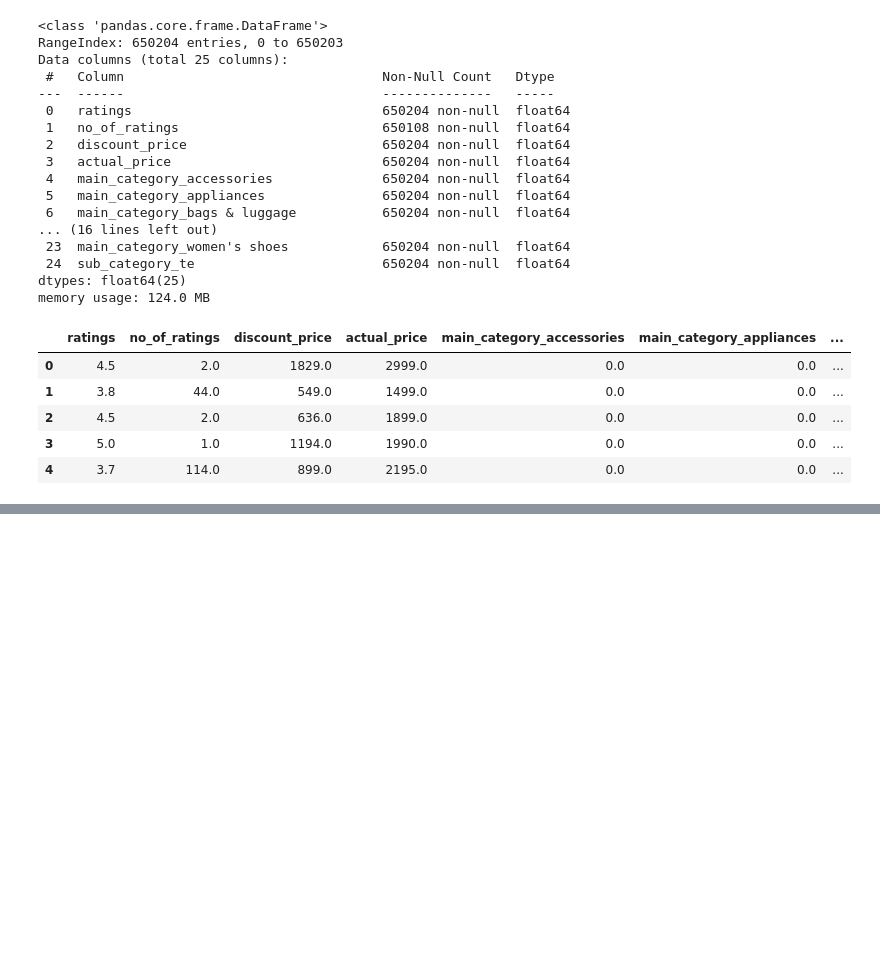
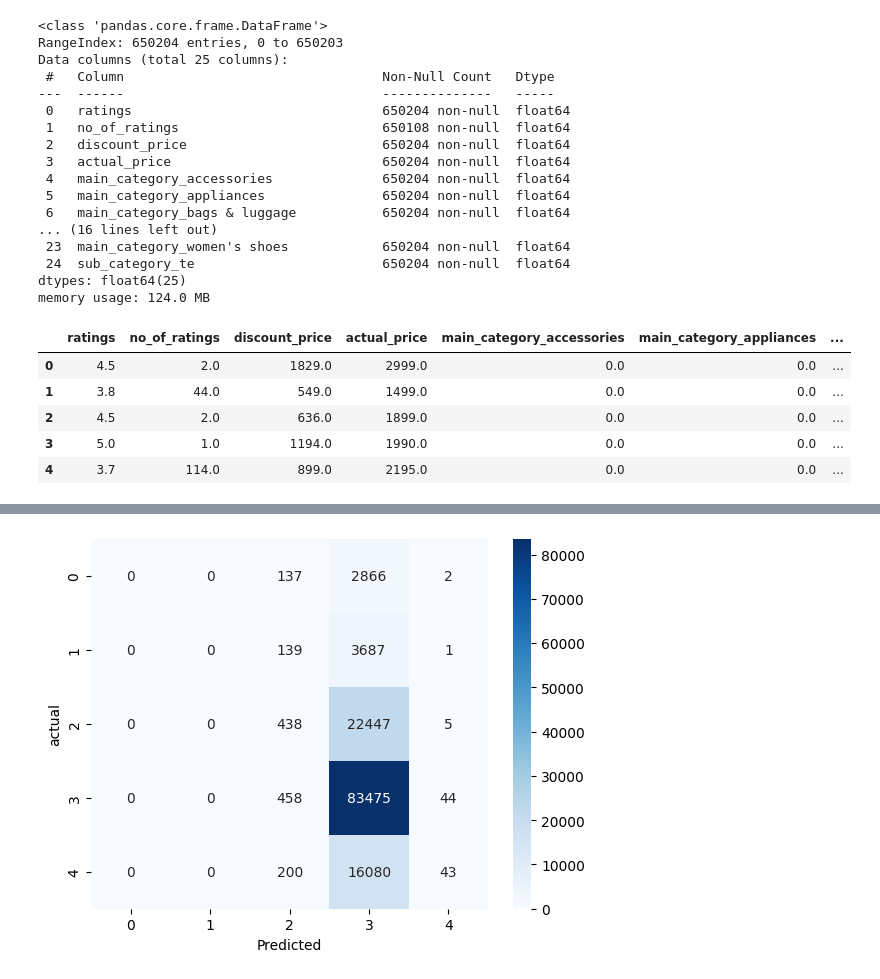
Before and after one commit to Nallendran/Smart_Platform, a Jupyter notebook: test.ipynb, the cells around one changed output, grey strips where cells are left out. Saved outputs shown, nothing was run; the diff lists cells and outputs as text; code cells hidden in the pictures; blank space fills up the shorter version.

```diff
--- a/test.ipynb
+++ b/test.ipynb
@@ -221,3 +224,5 @@ combined_df.head()
 | 2 | 4.5 | 2.0 | 636.0 | 1899.0 | 0.0 | 0.0 | ... |
 | 3 | 5.0 | 1.0 | 1194.0 | 1990.0 | 0.0 | 0.0 | ... |
 | 4 | 3.7 | 114.0 | 899.0 | 2195.0 | 0.0 | 0.0 | ... |
+# %%
+combined_df=combined_df.dropna()
@@ -223,0 +234,21 @@ combined_df.head()
+# %%
+
+
+num_cols = [
+    'sub_category_te','no_of_ratings','discount_price','actual_price'
+]
+
+X_train, X_test, Y_train, Y_test = train_test_split(
+    X,y,test_size=0.2,random_state=42
+)
+
+scalar = StandardScaler()
+
+X_train[num_cols] = scalar.fit_transform(X_train[num_cols])
+X_test[num_cols] = scalar.transform(X_test[num_cols])
+# %%
+from sklearn.linear_model import LogisticRegression
+
+model = LogisticRegression(multi_class='auto', max_iter= 1000)
+
+model.fit(X_train,Y_train)
@@ -223,0 +257,12 @@ combined_df.head()
+# %%
+y_pred = model.predict(X_test)
+
+from sklearn.metrics import accuracy_score, precision_score, recall_score, f1_score, classification_report
+
+print("Accuracy :", accuracy_score(Y_test, y_pred))
+print("Precision (macro):", precision_score(Y_test, y_pred, average='macro'))
+print("Recall (macro)   :", recall_score(Y_test, y_pred, average='macro'))
+print("F1-score (macro) :", f1_score(Y_test, y_pred, average='macro'))
+
+# Full classification report
+print(classification_report(Y_test, y_pred))
@@ -223,0 +285,12 @@ combined_df.head()
+# %%
+from sklearn.metrics import confusion_matrix
+import seaborn as sns
+import matplotlib.pyplot as plt
+
+cm = confusion_matrix(Y_test,y_pred)
+sns.heatmap(cm, annot=True, fmt='d', cmap='Blues')
+plt.xlabel('Predicted')
+plt.ylabel('actual')
+plt.show()
+# %% [output]
+[figure, added]
```
Also changed, not shown: parts of 5 cells of this notebook.
